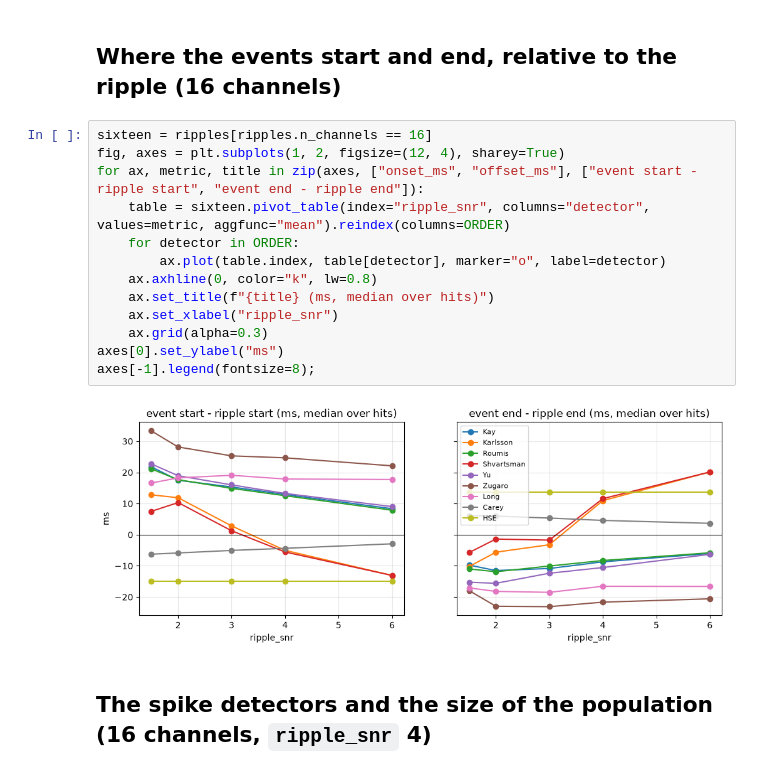
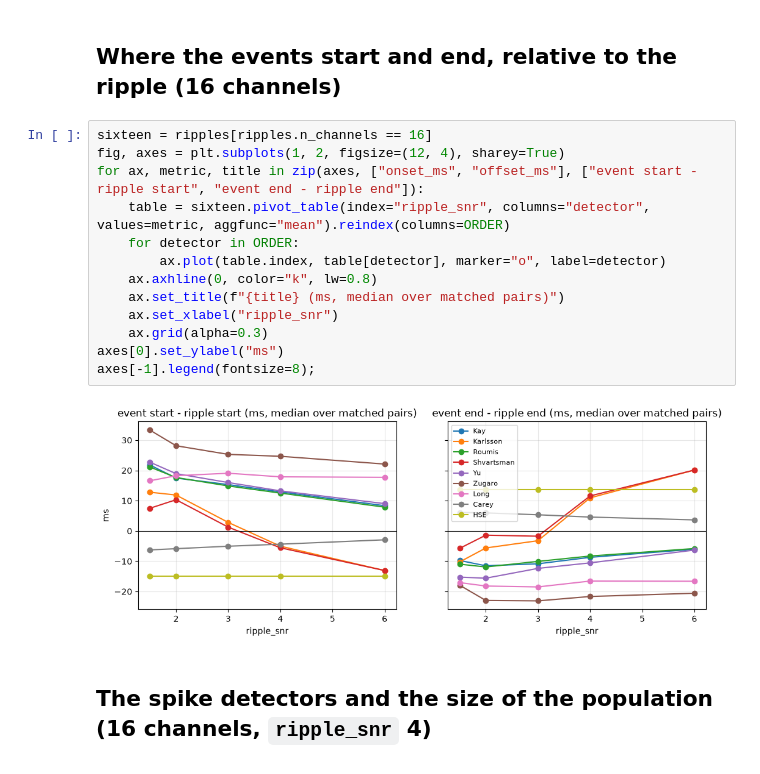
Before and after one commit to Eden-Kramer-Lab/ripple_detection, a Jupyter notebook: examples/simulation_study.ipynb, the cells around one changed output. Cells and saved outputs as stored; diff of their text form.

```diff
--- a/examples/simulation_study.ipynb
+++ b/examples/simulation_study.ipynb
@@ -165,18 +165,18 @@ pd.concat(summary, axis=1)
 # %%
 sixteen = ripples[ripples.n_channels == 16]
 fig, axes = plt.subplots(1, 2, figsize=(12, 4), sharey=True)
 for ax, metric, title in zip(axes, ["onset_ms", "offset_ms"], ["event start - ripple start", "event end - ripple end"]):
     table = sixteen.pivot_table(index="ripple_snr", columns="detector", values=metric, aggfunc="mean").reindex(columns=ORDER)
     for detector in ORDER:
         ax.plot(table.index, table[detector], marker="o", label=detector)
     ax.axhline(0, color="k", lw=0.8)
-    ax.set_title(f"{title} (ms, median over hits)")
+    ax.set_title(f"{title} (ms, median over matched pairs)")
     ax.set_xlabel("ripple_snr")
     ax.grid(alpha=0.3)
 axes[0].set_ylabel("ms")
 axes[-1].legend(fontsize=8);
 # %% [output]
-[figure, old version]
+[figure, new version]
 # %% [markdown]
 ## The spike detectors and the size of the population (16 channels, `ripple_snr` 4)
 # %%
```
Also changed, not shown: 2 other files.
